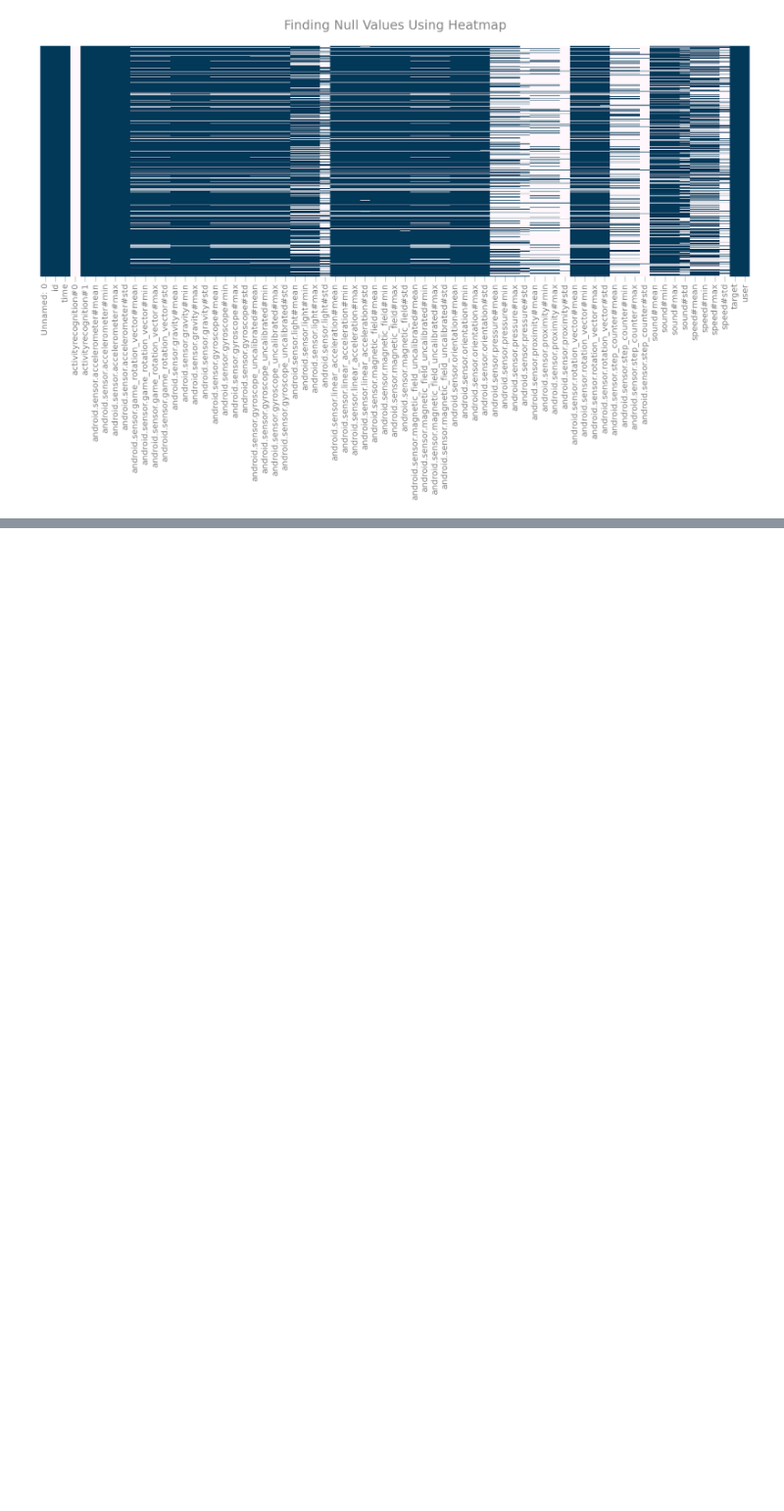
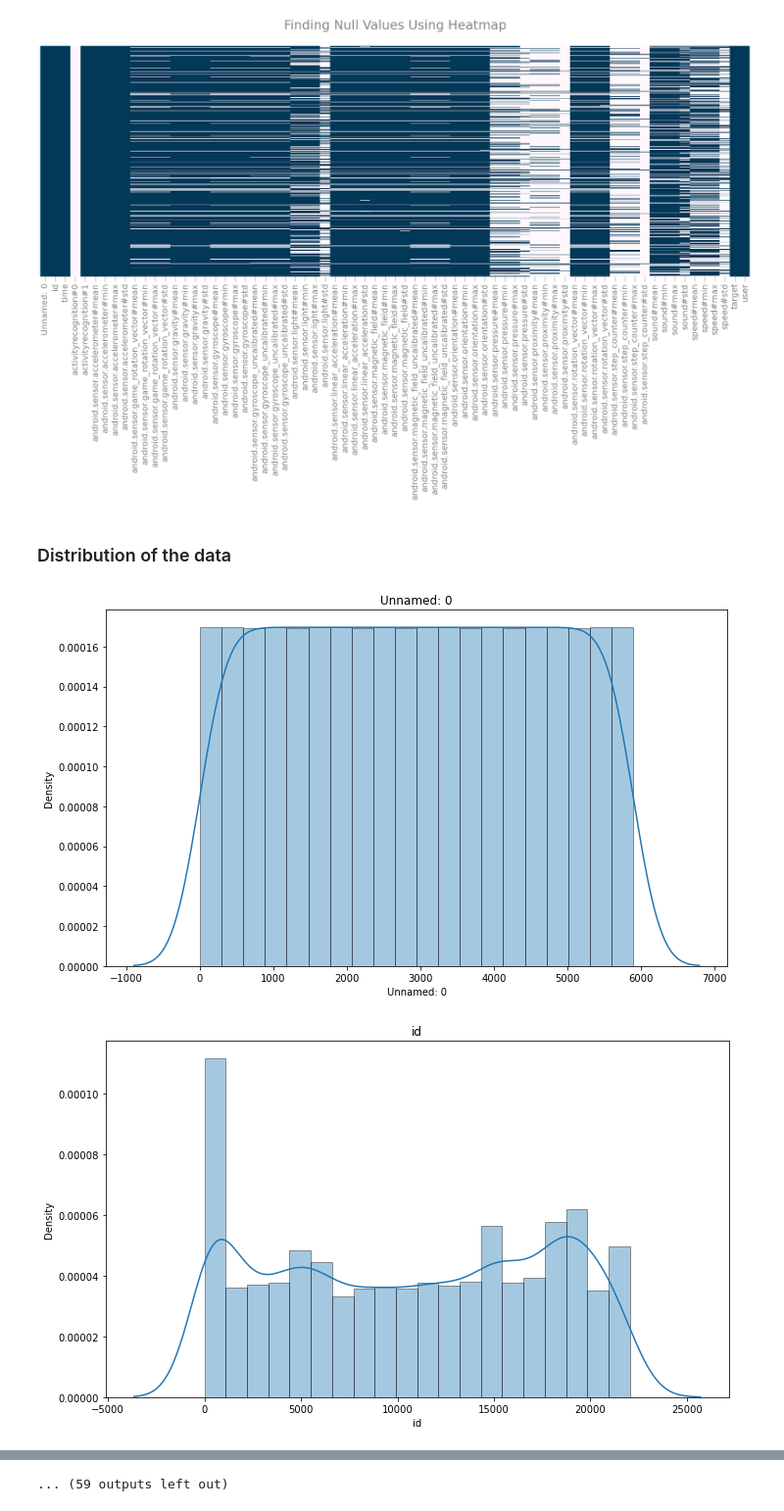
Before and after one commit to RitthujaKandasamy/Google-Fit, a Jupyter notebook: EDA.ipynb, the cells around one changed output, grey strips where cells are left out. Shown at 98% size. Saved outputs shown, nothing was run; the diff lists cells and outputs as text; code cells hidden in the pictures; blank space fills up the shorter version.

```diff
--- a/EDA.ipynb
+++ b/EDA.ipynb
@@ -53,3 +53,19 @@ sns.heatmap(data.isnull(),
 plt.show()
 # %% [output]
 [figure]
+# %% [markdown]
+### Distribution of the data
+# %%
+for i in data.columns:
+    plt.figure(figsize = (10, 6))
+    sns.distplot(data[i], hist_kws = dict(linewidth = 1, edgecolor = "k"), bins = 20)
+
+    plt.title(i)
+    plt.xlabel(i)
+
+
+    plt.tight_layout()
+    plt.show()
+# %% [output]
+[figure, added]
+[figure, added]
@@ -55,0 +82 @@ plt.show()
+... (59 outputs left out)
```
Also changed, not shown: parts of 2 cells of this notebook.
